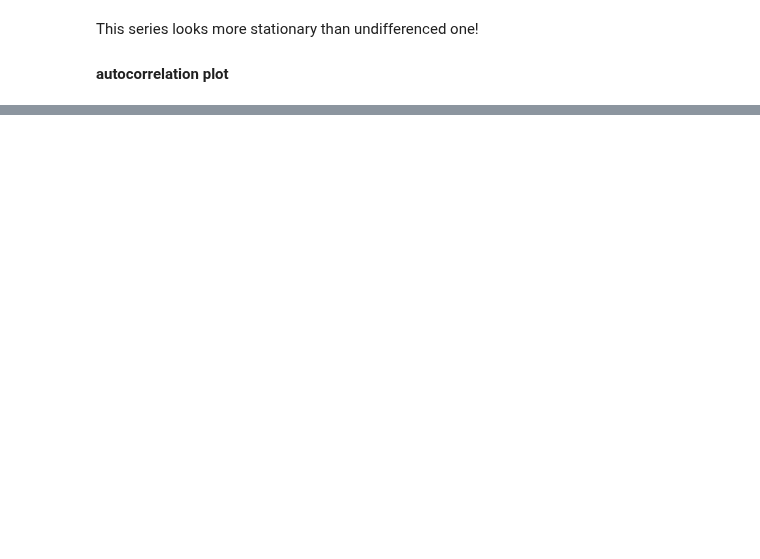
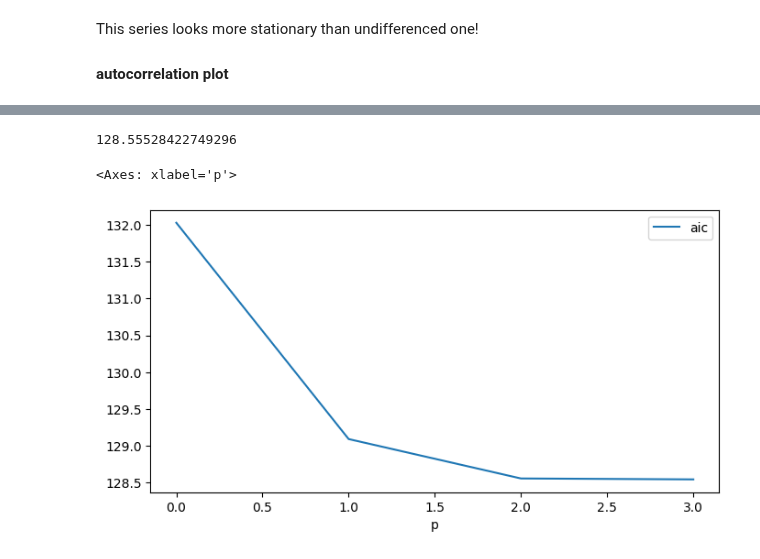
Before and after one commit to jaivrat/time-series, a Jupyter notebook: t-series-python/16-ARMA-ARIMA.ipynb, the cells around one changed output, grey strips where cells are left out. Drawn from its saved outputs; the diff is of its cells as text; code cells hidden in the pictures; blank space fills up the shorter version.

```diff
--- a/t-series-python/16-ARMA-ARIMA.ipynb
+++ b/t-series-python/16-ARMA-ARIMA.ipynb
@@ -105,0 +188,5 @@ plt.show()
+# %%
+from statsmodels.tsa.arima.model import ARIMA
+model = ARIMA(train_df.sales, order=(2,1,0))
+model_fit = model.fit()
+model_fit.summary()
@@ -105,0 +219,17 @@ plt.show()
+# %%
+model_fit.aic
+# %% [output]
+128.55528422749296
+# %%
+aic = []
+ps = range(4)
+for p in ps:
+    model = ARIMA(train_df.sales.values, order=(p,1,0))
+    model_fit = model.fit()
+    model_fit.summary()
+    aic.append(model_fit.aic)
+
+pd.DataFrame({"p": ps, "aic": aic}).set_index(["p"]).plot()
+# %% [output]
+<Axes: xlabel='p'>
+[figure, added]
```
Also changed, not shown: parts of 17 cells of this notebook.
